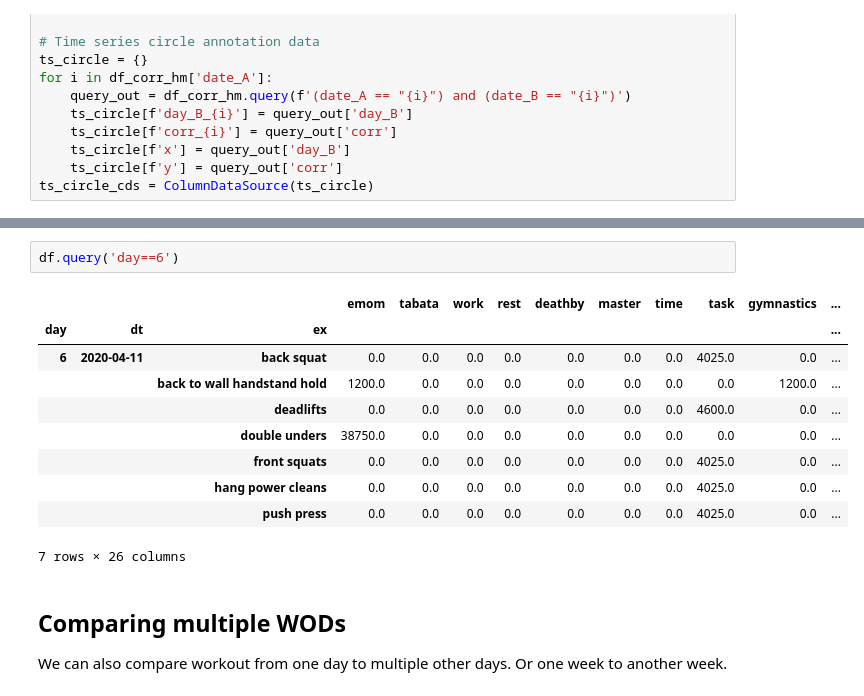
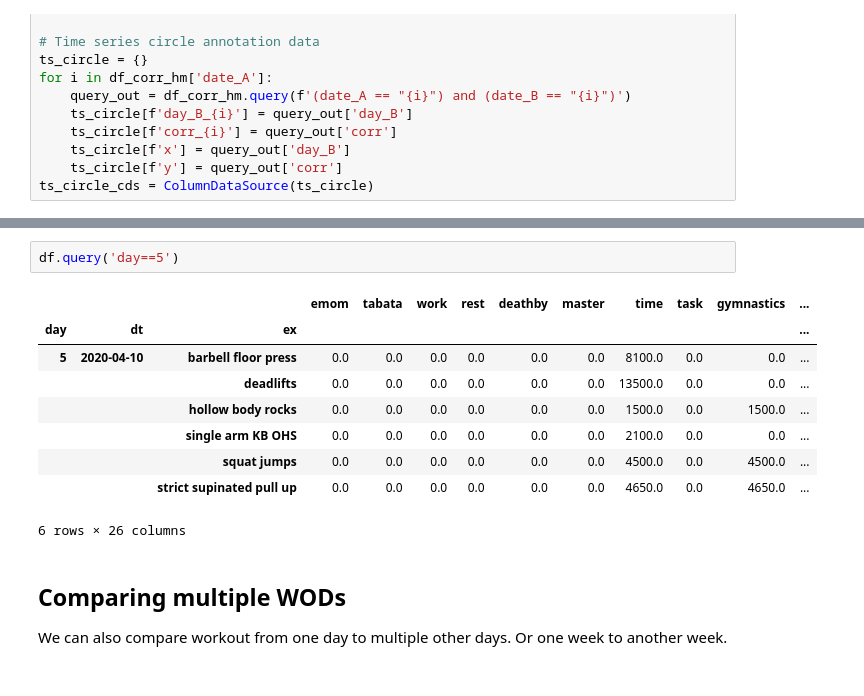
Before and after one commit to AI-AF/autowod, a Jupyter notebook: notebooks/hnlog.ipynb, the cells around one changed output, grey strips where cells are left out. Drawn from its saved outputs; the diff is of its cells as text.

```diff
--- a/notebooks/hnlog.ipynb
+++ b/notebooks/hnlog.ipynb
@@ -284,16 +287,15 @@ df.query('day==26')
 # %%
-df.query('day==6')
+df.query('day==5')
 # %% [output]
 |  |  |  | emom | tabata | work | rest | deathby | master | time | task | gymnastics | ... |
 | day | dt | ex |  |  |  |  |  |  |  |  |  | ... |
-| 6 | 2020-04-11 | back squat | 0.0 | 0.0 | 0.0 | 0.0 | 0.0 | 0.0 | 0.0 | 4025.0 | 0.0 | ... |
-|  |  | back to wall handstand hold | 1200.0 | 0.0 | 0.0 | 0.0 | 0.0 | 0.0 | 0.0 | 0.0 | 1200.0 | ... |
-|  |  | deadlifts | 0.0 | 0.0 | 0.0 | 0.0 | 0.0 | 0.0 | 0.0 | 4600.0 | 0.0 | ... |
-|  |  | double unders | 38750.0 | 0.0 | 0.0 | 0.0 | 0.0 | 0.0 | 0.0 | 0.0 | 0.0 | ... |
-|  |  | front squats | 0.0 | 0.0 | 0.0 | 0.0 | 0.0 | 0.0 | 0.0 | 4025.0 | 0.0 | ... |
-|  |  | hang power cleans | 0.0 | 0.0 | 0.0 | 0.0 | 0.0 | 0.0 | 0.0 | 4025.0 | 0.0 | ... |
-|  |  | push press | 0.0 | 0.0 | 0.0 | 0.0 | 0.0 | 0.0 | 0.0 | 4025.0 | 0.0 | ... |
+| 5 | 2020-04-10 | barbell floor press | 0.0 | 0.0 | 0.0 | 0.0 | 0.0 | 0.0 | 8100.0 | 0.0 | 0.0 | ... |
+|  |  | deadlifts | 0.0 | 0.0 | 0.0 | 0.0 | 0.0 | 0.0 | 13500.0 | 0.0 | 0.0 | ... |
+|  |  | hollow body rocks | 0.0 | 0.0 | 0.0 | 0.0 | 0.0 | 0.0 | 1500.0 | 0.0 | 1500.0 | ... |
+|  |  | single arm KB OHS | 0.0 | 0.0 | 0.0 | 0.0 | 0.0 | 0.0 | 2100.0 | 0.0 | 0.0 | ... |
+|  |  | squat jumps | 0.0 | 0.0 | 0.0 | 0.0 | 0.0 | 0.0 | 4500.0 | 0.0 | 4500.0 | ... |
+|  |  | strict supinated pull up | 0.0 | 0.0 | 0.0 | 0.0 | 0.0 | 0.0 | 4650.0 | 0.0 | 4650.0 | ... |
-7 rows × 26 columns
+6 rows × 26 columns
 # %% [markdown]
 ## Comparing multiple WODs
 
```
Also changed, not shown: parts of 3 cells of this notebook.
